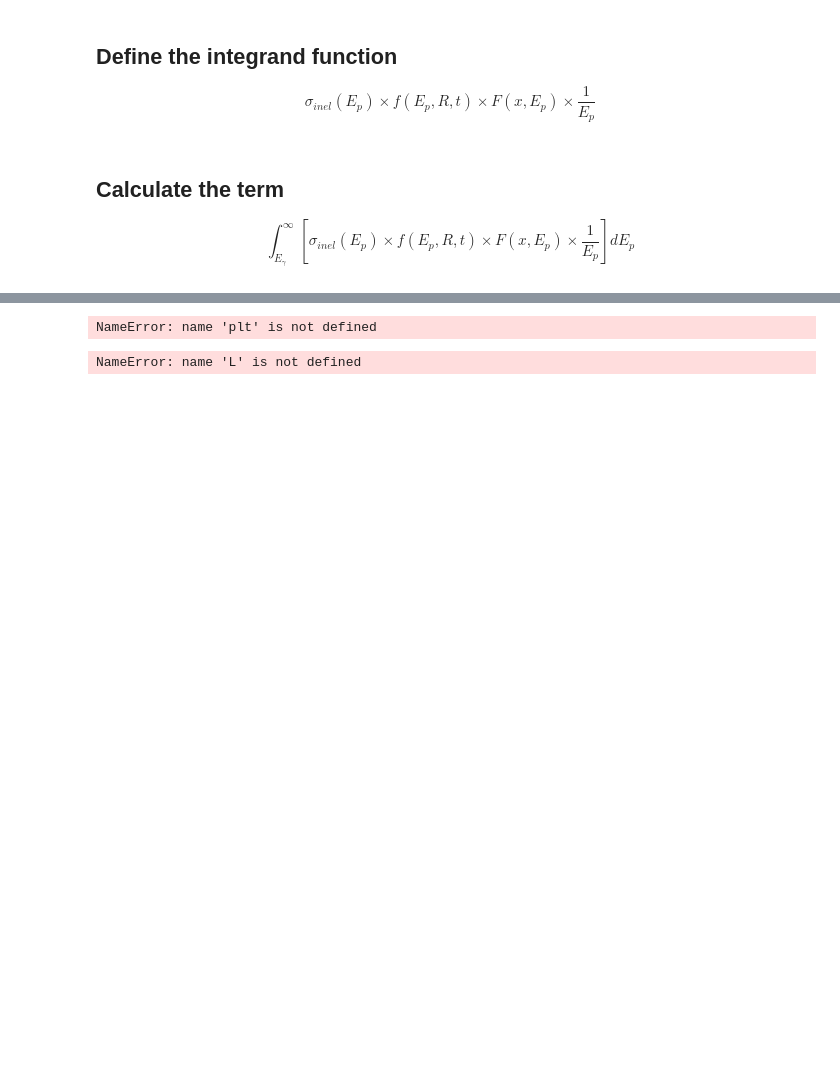
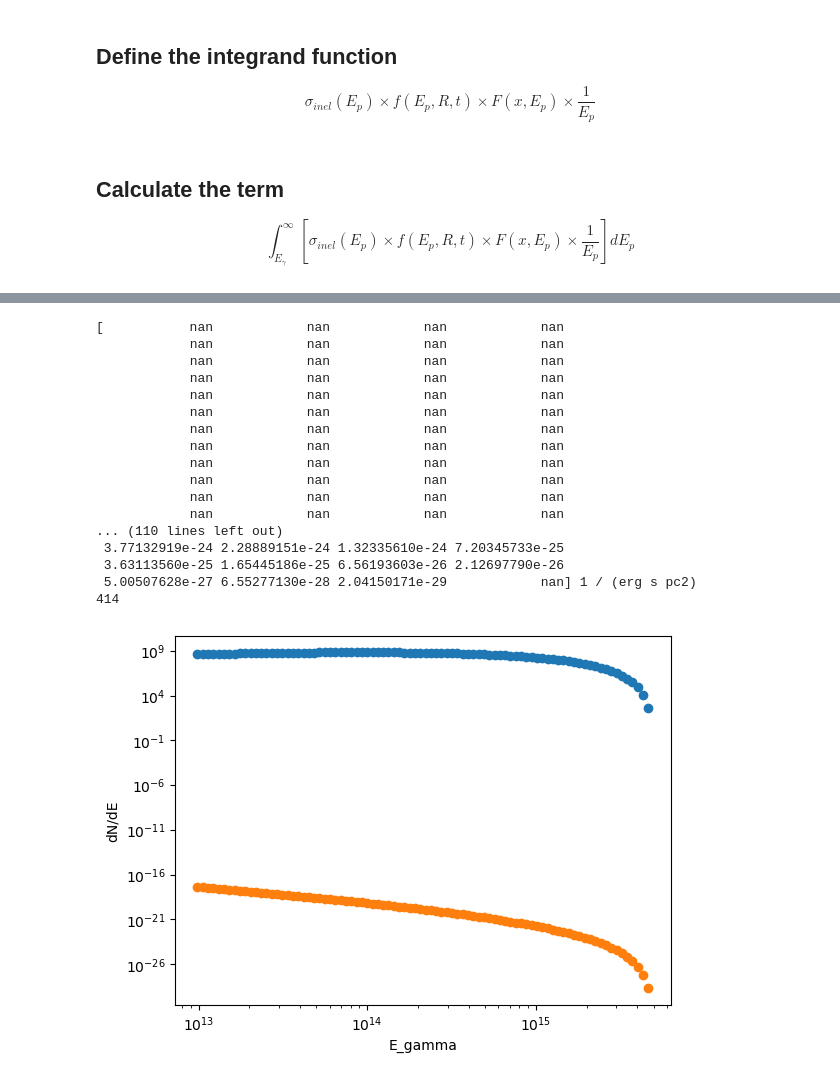
Before and after one commit to JoeBannouna/snr-prac, a Jupyter notebook: GammaDistribution.ipynb, the cells around one changed output, grey strips where cells are left out. Cells and saved outputs as stored; diff of their text form; code cells hidden in the pictures; blank space fills up the shorter version.

Commit message:
gamma distribution change

```diff
--- a/GammaDistribution.ipynb
+++ b/GammaDistribution.ipynb
@@ -139,7 +141,7 @@ $$ \int_{E_\gamma}^\infty \left[ \sigma_{inel}(E_p) \times f(E_p, R, t) \times F
 
 def integrateForEGamma(E_gamma):
   # Numerical integral
-  E_logspace = np.logspace(np.log10((E_gamma.value)), np.log10(5e15), num=1000)
+  E_logspace = np.logspace(np.log10((E_gamma.value)), np.log10(E_max_parameter.value), num=1000)
 
   # Preallocate the result array with the same length as E_logspace
   result_array = np.zeros_like(E_logspace) * u.erg**(-1) * u.m**(-1)
@@ -148,17 +150,20 @@ def integrateForEGamma(E_gamma):
   E_proton_array = E_logspace * u.eV
 
   # Apply the integrand function in a vectorized manner to all proton energies
-  result_array = integrand_function(E_proton_array, E_gamma)
+  result_array = integrand_function(E_proton_array, E_gamma) * u.erg
 
   E_diff = np.diff(E_logspace)
 
   return np.sum(E_diff * result_array[1:])
 
-# Works rn but fix in the future pls
-E_gamma_logspace = np.logspace(np.log10(1e9), np.log10(5e15), num=500)
-final_result_array = np.zeros_like(E_gamma_logspace) * u.erg**(-1) * u.m**(-1)
-# Convert E_logspace to astropy units in a vectorized manner
-E_gamma_array = E_gamma_logspace * u.eV
+def calcIntegralForRangeOfE_gamma(E_min=1e9 * u.eV):
+  # Works rn but fix in the future pls
+  E_gamma_logspace = np.logspace(np.log10(E_min.value), np.log10(E_max_parameter.value), num=500)
+  final_result_array = np.zeros_like(E_gamma_logspace) * u.erg**(-1) * u.m**(-1)
+  # Convert E_logspace to astropy units in a vectorized manner
+  E_gamma_array = E_gamma_logspace * u.eV
 
-for i, E_gamma in enumerate(E_gamma_array):
-    final_result_array[i] = integrateForEGamma(E_gamma)
+  for i, E_gamma in enumerate(E_gamma_array):
+      final_result_array[i] = integrateForEGamma(E_gamma)
+
+  return E_gamma_logspace, final_result_array
@@ -165,10 +173,46 @@ for i, E_gamma in enumerate(E_gamma_array):
+# %%
+light_speed = 3e8 * u.m / u.s
+
+@u.quantity_input(E_gamma=u.eV, n_p=1/u.m**3, cloud_volume=u.m**3, dist_to_earth=u.pc)
+def calcRateOfChangeOfRaysNumberWithRespectToEnergy(E_gamma, n_p=1/u.m**3, cloud_volume=1*u.m**3, dist_to_earth=1*u.pc):
+  E_gamma_logspace, results_range = calcIntegralForRangeOfE_gamma(E_gamma)
+  return E_gamma_logspace, (light_speed * n_p * cloud_volume / (4*np.pi*dist_to_earth**2)) * results_range
+# %%
+E_gamma_logspace, result_arr = calcRateOfChangeOfRaysNumberWithRespectToEnergy(1 * u.GeV)
 # %%
+print(result_arr)
+import math
+index = 0
+for i in result_arr:
+  index += 1
+  if not math.isnan(i.value):
+    break
+print(index)
+
 plt.figure()
-plt.scatter(E_gamma_logspace, (E_gamma_logspace**2 * final_result_array))
+plt.scatter(E_gamma_logspace, (E_gamma_logspace**2 * result_arr))
+plt.scatter(E_gamma_logspace, (result_arr))
 plt.xscale('log')
 plt.yscale('log')
 plt.xlabel("E_gamma")
 plt.ylabel("dN/dE")
 plt.show()
 # %% [output]
-NameError: name 'plt' is not defined
+[           nan            nan            nan            nan
+            nan            nan            nan            nan
+            nan            nan            nan            nan
+            nan            nan            nan            nan
+            nan            nan            nan            nan
+            nan            nan            nan            nan
+            nan            nan            nan            nan
+            nan            nan            nan            nan
+            nan            nan            nan            nan
+            nan            nan            nan            nan
+            nan            nan            nan            nan
+            nan            nan            nan            nan
+... (110 lines left out)
+ 3.77132919e-24 2.28889151e-24 1.32335610e-24 7.20345733e-25
+ 3.63113560e-25 1.65445186e-25 6.56193603e-26 2.12697790e-26
+ 5.00507628e-27 6.55277130e-28 2.04150171e-29            nan] 1 / (erg s pc2)
+414
+[figure, added]
@@ -182,12 +218,0 @@ NameError: name 'plt' is not defined
-# %%
-# Testing
-L(10*u.TeV)
-BGamma(10*u.TeV)
-BetaGamma(10*u.TeV)
-KGamma(10*u.TeV)
-x(10*u.TeV, 1*u.TeV)
-# gammaRayProductionRate(10*u.TeV, 1*u.TeV)
-# transport_function(10*u.TeV, 10 *u.pc, 1600*u.yr)
-CrossSection(10*u.TeV)
-# %% [output]
-NameError: name 'L' is not defined
```
Also changed, not shown: parts of 4 cells of this notebook.
